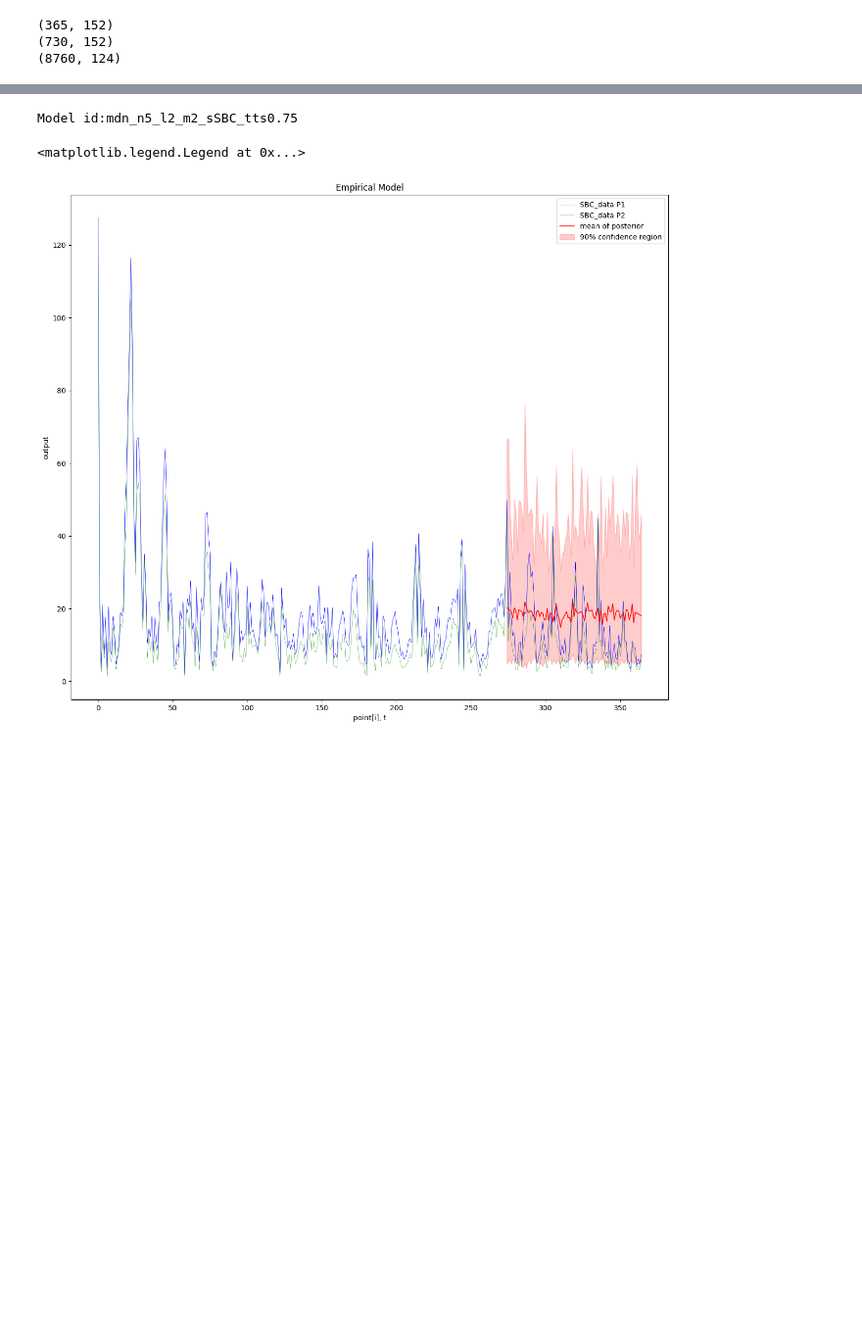
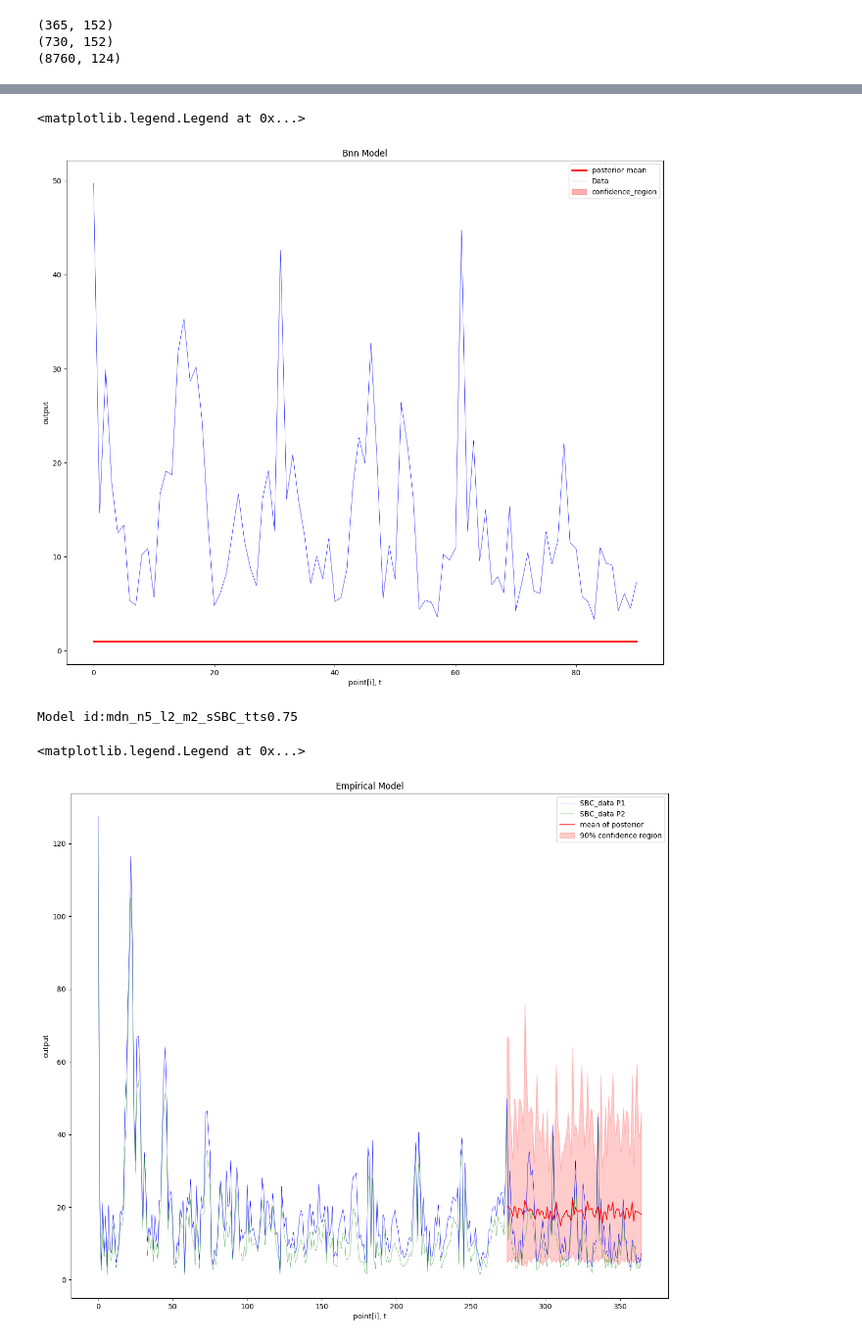
Before and after one commit to palikar/PollutionDev, a Jupyter notebook: model_training.ipynb, the cells around one changed output, grey strips where cells are left out. Shown at 98% size. Saved outputs shown, nothing was run; the diff lists cells and outputs as text; code cells hidden in the pictures; blank space fills up the shorter version.

```diff
--- a/model_training.ipynb
+++ b/model_training.ipynb
@@ -148,0 +132,9 @@ print(y_train.shape, y_test.shape)
+# %%
+X, y = select_data(station, value, period)
+X_train, X_test, y_train, y_test = test_train_split(X, y,train_size=train_per)
+
+y_train = y_train.reshape(y_train.shape[0],1)
+y_test = y_test.reshape(y_test.shape[0],1)
+
+print(X_train.shape, X_test.shape)
+print(y_train.shape, y_test.shape)
@@ -178,3 +212,31 @@ Some basic tests on the test set
+# %%
+plt.figure(figsize=(15,13), dpi=100)
+
+
+plt.title("Bnn Model")
+plt.xlabel("point[i], t")
+plt.ylabel("output")
+
+samples = 100
+outputs = model.evaluate(X_test, samples)
+outputs = outputs.reshape(samples,X_test.shape[0])
+
+line, = plt.plot(np.arange(len(outputs[0].reshape(-1))), np.mean(outputs, 0).reshape(-1),'r', lw=2, label="posterior mean")
+
+plt.fill_between(np.arange(len(outputs[0].reshape(-1))),
+                np.percentile(outputs, 5, axis=0),
+                np.percentile(outputs, 95, axis=0),
+                color=line.get_color(), alpha = 0.3, label="confidence_region")
+
+
+
+plt.plot(np.arange(y_test.shape[0]) ,y_test, '-b' , linewidth=0.5,label='Data')
+
+
+plt.legend()
+# %% [output]
+<matplotlib.legend.Legend at 0x...>
+[figure, added]
 # %%
 neurons_per_inner_mdn = 5
 inner_layer_cnt_mdn = 2
```
Also changed, not shown: parts of 17 cells of this notebook, 7 other files.
